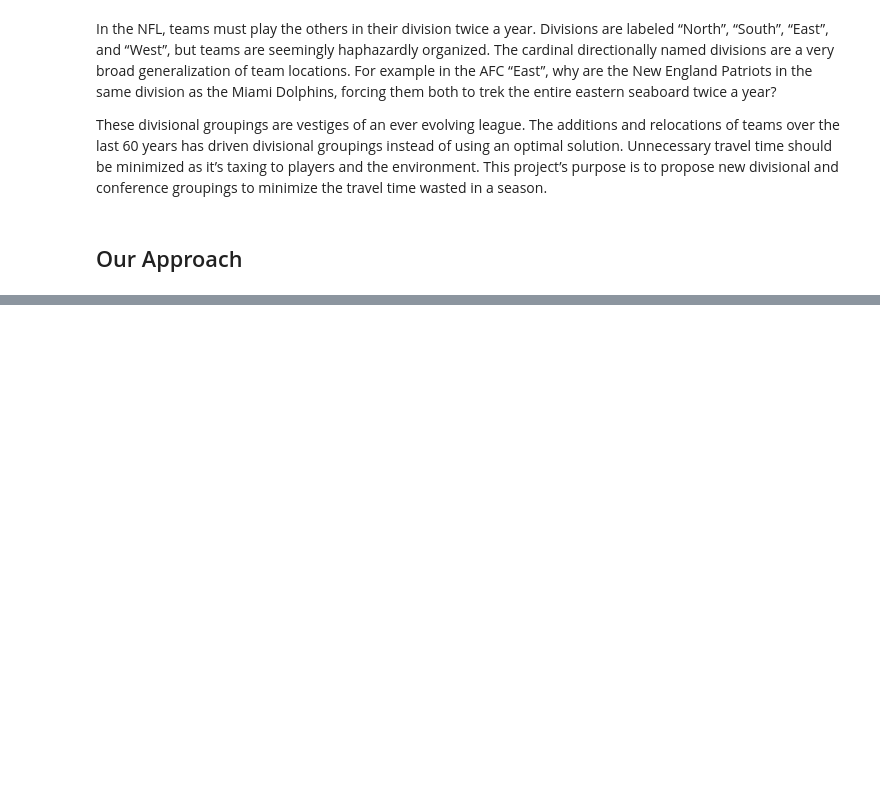
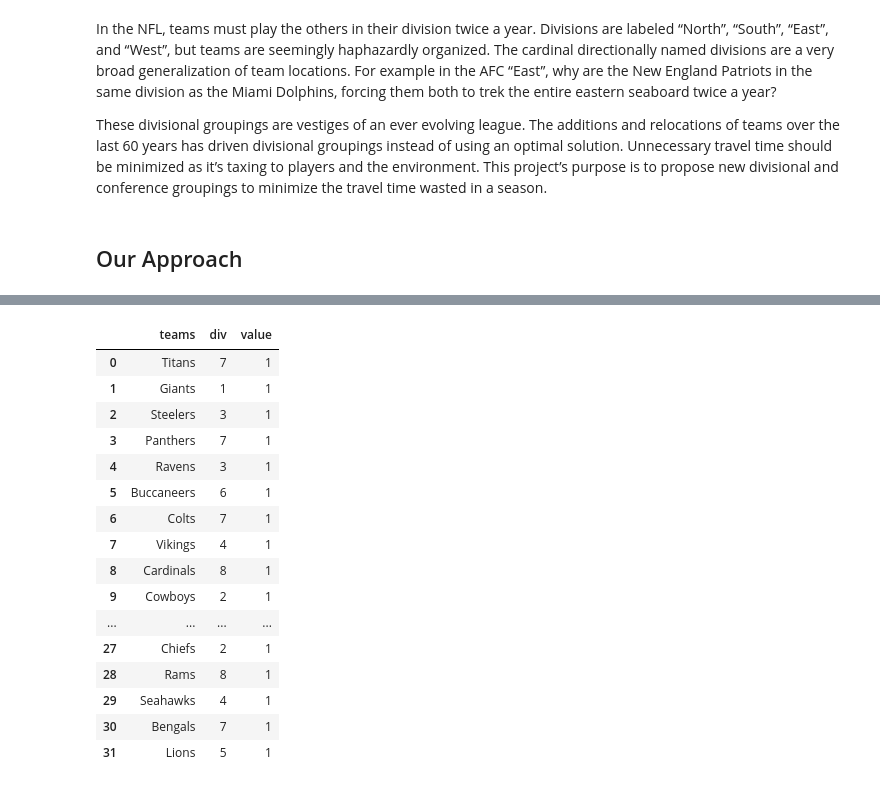
Before and after one commit to steven-wood/NFL-Reorganization, a Jupyter notebook: NFL-Reorganization.ipynb, the cells around one changed output, grey strips where cells are left out. Drawn from its saved outputs; the diff is of its cells as text; code cells hidden in the pictures; blank space fills up the shorter version.

```diff
--- a/NFL-Reorganization.ipynb
+++ b/NFL-Reorganization.ipynb
@@ -82,3 +82,24 @@ display y;
+# %%
+%gams_pull -d y
+display(y)
+# %% [output]
+|  | teams | div | value |
+| 0 | Titans | 7 | 1 |
+| 1 | Giants | 1 | 1 |
+| 2 | Steelers | 3 | 1 |
+| 3 | Panthers | 7 | 1 |
+| 4 | Ravens | 3 | 1 |
+| 5 | Buccaneers | 6 | 1 |
+| 6 | Colts | 7 | 1 |
+| 7 | Vikings | 4 | 1 |
+| 8 | Cardinals | 8 | 1 |
+| 9 | Cowboys | 2 | 1 |
+| ... | ... | ... | ... |
+| 27 | Chiefs | 2 | 1 |
+| 28 | Rams | 8 | 1 |
+| 29 | Seahawks | 4 | 1 |
+| 30 | Bengals | 7 | 1 |
+| 31 | Lions | 5 | 1 |
 # %%
 import geopandas
 import matplotlib.pyplot as plt
```
Also changed, not shown: parts of 4 cells of this notebook.
